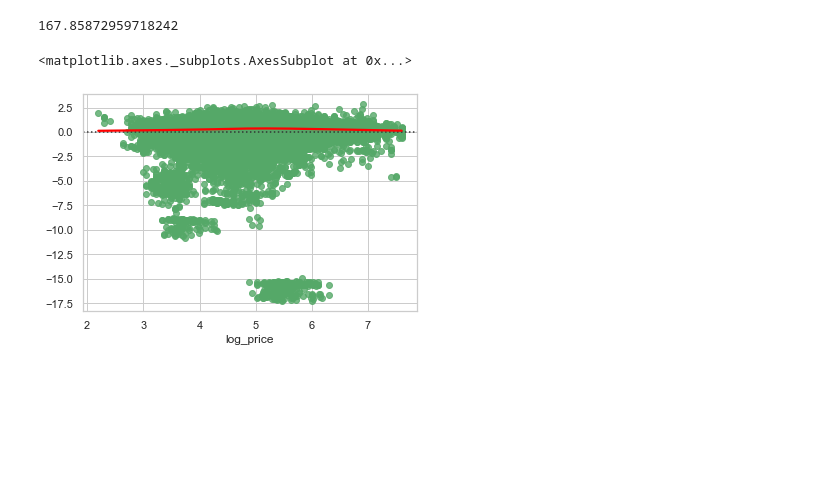
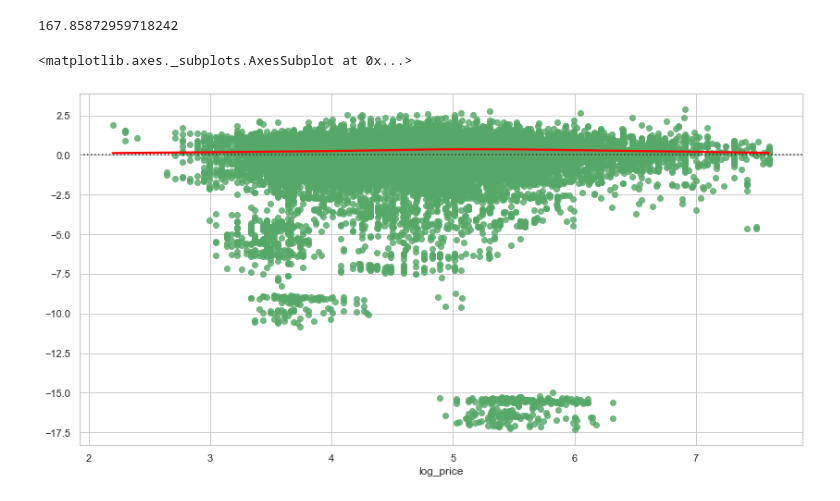
Before and after one commit to wooyounghong/airbnb_price_prediction, a Jupyter notebook: Modeling.ipynb, the cells around one changed output. Cells and saved outputs as stored; diff of their text form; code cells hidden in the pictures; blank space fills up the shorter version.

```diff
--- a/Modeling.ipynb
+++ b/Modeling.ipynb
@@ -652,8 +716,9 @@ train_norm_rmse
 # %% [output]
 167.85872959718242
 # %%
+fig, ax = plt.subplots(figsize = (14,7));
 sns.residplot(df['log_price'], y_train_pred,lowess=True, color="g", line_kws={"color": "red"})
 # %% [output]
 <matplotlib.axes._subplots.AxesSubplot at 0x...>
-[figure, old version]
+[figure, new version]
 # %%
```
Also changed, not shown: parts of 15 cells of this notebook, 9 other files.
